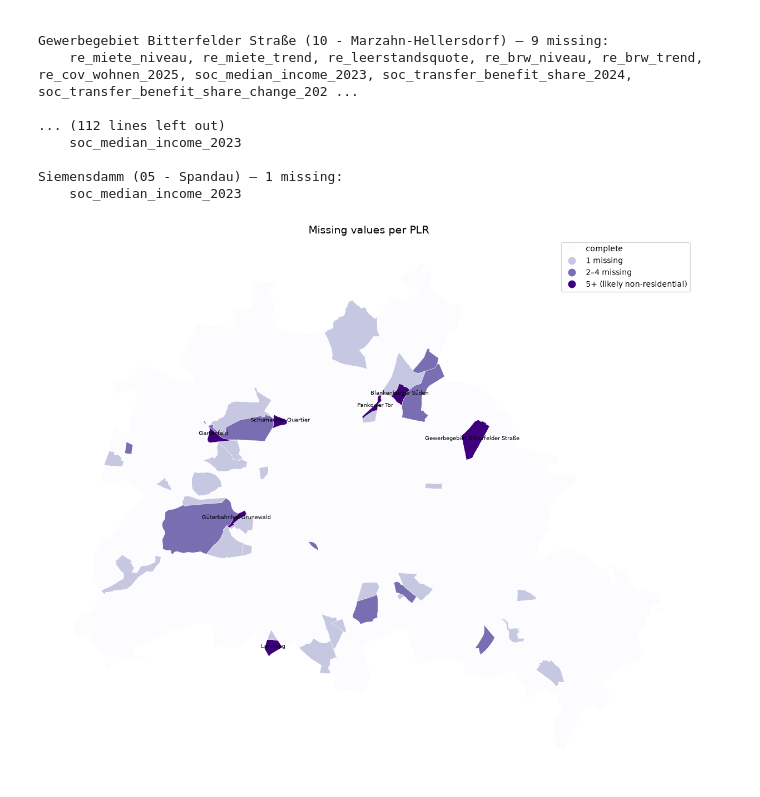
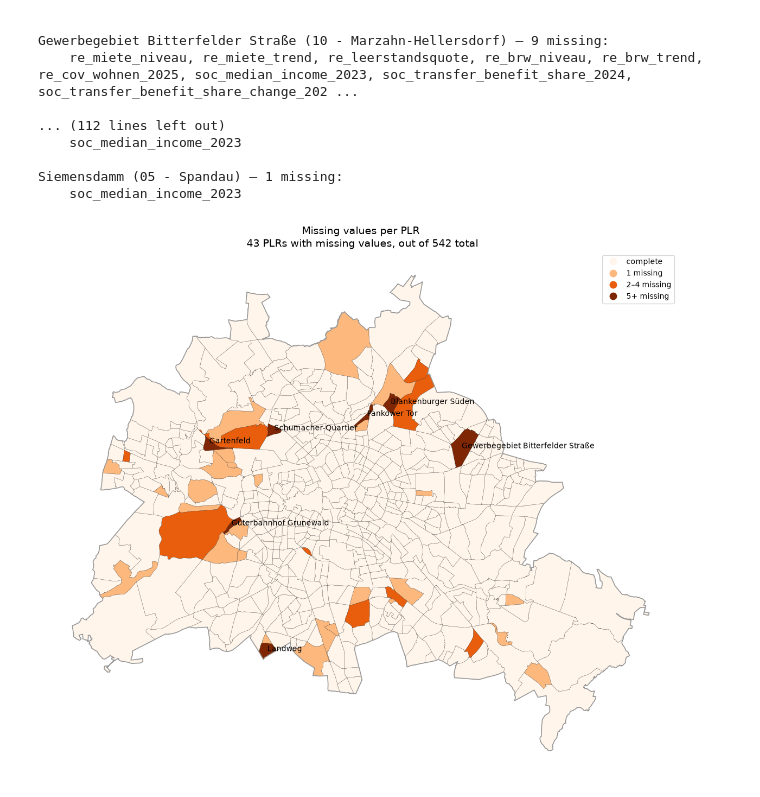
Before and after one commit to mshlg/capstone-kiezkeeper, a Jupyter notebook: notebooks/Module_1-Clustering/data_prep_clustering.ipynb, the cells around one changed output. Cells and saved outputs as stored; diff of their text form; code cells hidden in the pictures.

Commit message:
missing values exploration

```diff
--- a/notebooks/Module_1-Clustering/data_prep_clustering.ipynb
+++ b/notebooks/Module_1-Clustering/data_prep_clustering.ipynb
@@ -135,35 +135,69 @@ Siemensdamm (05 - Spandau) — 1 missing:
 # %%
 # 1. recompute n_missing + the zero-padded join k
 id_cols = ["plr_id", "plr_name", "bez"]
 feature_cols = [c for c in df.columns if c not in id_cols]
 df["n_missing"] = df[feature_cols].isna().sum(axis=1)
-#df["plr_key"] = df["plr_id"].astype(str).str.zfill(8)
 
 # 3. join the counts onto the geometries
 gdf = plr.merge(
     df.assign(plr_id=df["plr_id"].astype(str).str.zfill(8))[["plr_id", "n_missing"]],
     on="plr_id", how="left"
 )
 
-# 4. bin — raw counts are dominated by the two 28s, so categories read better
+berlin_outline = plr.dissolve()
+
+# 4. bin categories
 bins   = [-1, 0, 1, 4, np.inf]
-labels = ["complete", "1 missing", "2–4 missing", "5+ (likely non-residential)"]
-gdf["missing_cat"] = pd.cut(gdf["n_missing"].fillna(0), bins=bins, labels=labels)
+labels = ["complete", "1 missing", "2–4 missing", "5+ missing"]
+gdf["missing_cat"] = pd.cut(
+    gdf["n_missing"].fillna(0),
+    bins=bins,
+    labels=labels
+)
 
 # 5. plot
 fig, ax = plt.subplots(figsize=(12, 12))
-gdf.plot(column="missing_cat", categorical=True, legend=True,
-         cmap="Purples", edgecolor="white", linewidth=0.3, ax=ax,
-         missing_kwds={"color": "lightgrey", "label": "no geometry match"})
-ax.set_title("Missing values per PLR", fontsize=14)
+
+# filled choropleth
+gdf.plot(
+    column="missing_cat",
+    categorical=True,
+    legend=True,
+    cmap="Oranges",
+    edgecolor="none",      # remove internal edges here
+    ax=ax,
+    missing_kwds={"color": "lightgrey", "label": "no geometry match"}
+)
+
+# add ALL PLR boundaries explicitly
+gdf.boundary.plot(
+    ax=ax,
+    edgecolor="black",     # boundary color
+    linewidth=0.25,
+    alpha=0.5
+)
+
+# Berlin outer boundary (thicker)
+berlin_outline.boundary.plot(
+    ax=ax,
+    edgecolor="#999999",
+    linewidth=1.2
+)
+
+ax.set_title("Missing values per PLR\n 43 PLRs with missing values, out of 542 total", fontsize=14)
 ax.axis("off")
 
-# label the worst offenders
+# label worst offenders
 for _, r in gdf[gdf["n_missing"] >= 5].iterrows():
     c = r.geometry.representative_point()
-    ax.annotate(r["plr_name"], (c.x, c.y), fontsize=7, ha="center")
+    ax.annotate(
+        r["plr_name"],
+        (c.x, c.y),
+        fontsize=10,
+        ha="left"
+    )
 
 plt.tight_layout()
 plt.show()
 # %% [output]
-[figure, old version]
+[figure, new version]
```
Also changed, not shown: 1 other file.
